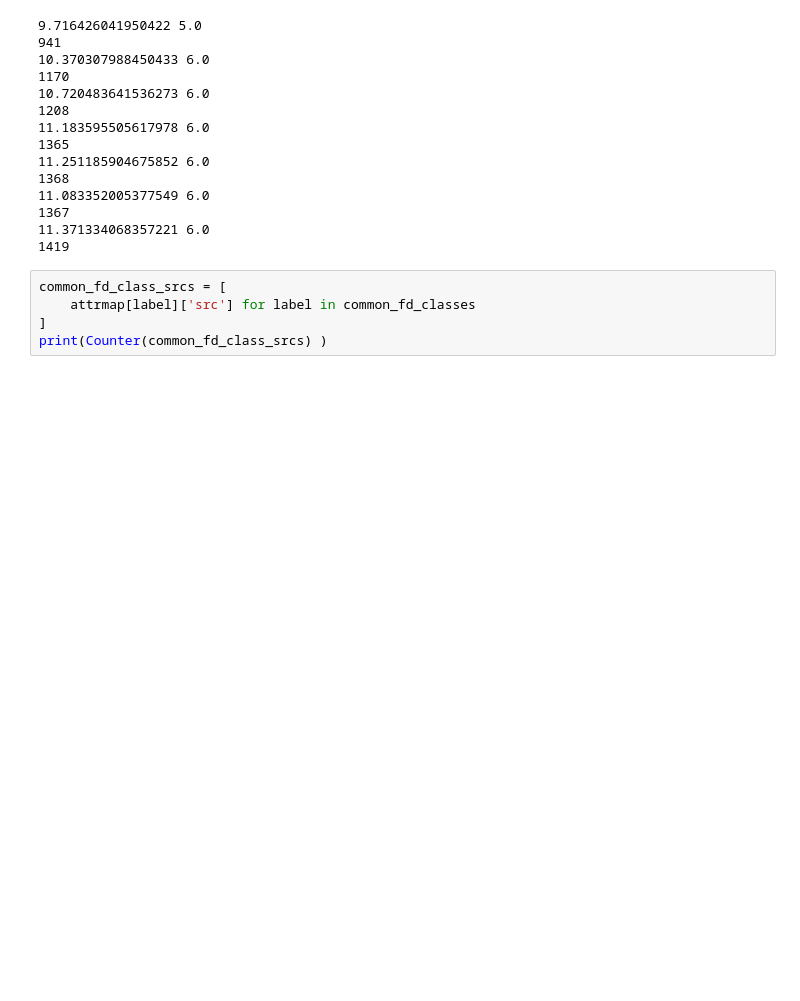
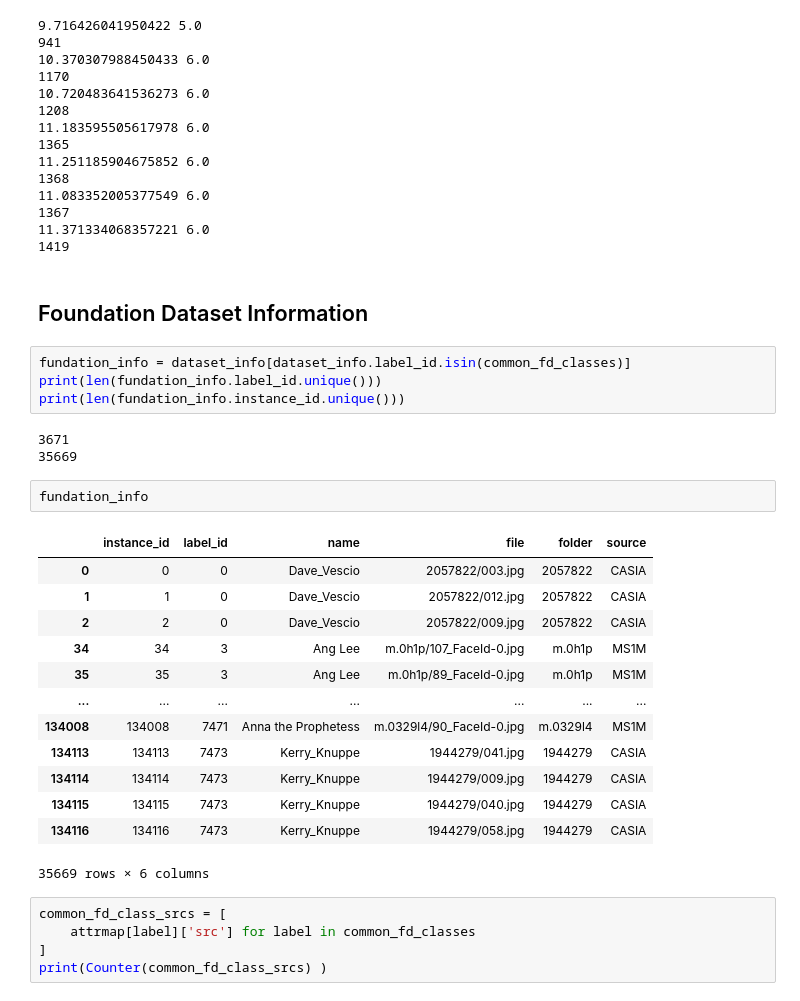
Before and after one commit to kvzhao/feature-analyzer, a Jupyter notebook: testbed/cross_model_analysis.ipynb, the cells around one changed output. Saved outputs shown, nothing was run; the diff lists cells and outputs as text; blank space fills up the shorter version.

```diff
--- a/testbed/cross_model_analysis.ipynb
+++ b/testbed/cross_model_analysis.ipynb
@@ -307,6 +318,31 @@ foundation_class_statistics(m6_fd_classes)
 1367
 11.371334068357221 6.0
 1419
+# %% [markdown]
+## Foundation Dataset Information
+# %%
+fundation_info = dataset_info[dataset_info.label_id.isin(common_fd_classes)]
+print(len(fundation_info.label_id.unique()))
+print(len(fundation_info.instance_id.unique()))
+# %% [output]
+3671
+35669
+# %%
+fundation_info
+# %% [output]
+|  | instance_id | label_id | name | file | folder | source |
+| 0 | 0 | 0 | Dave_Vescio | 2057822/003.jpg | 2057822 | CASIA |
+| 1 | 1 | 0 | Dave_Vescio | 2057822/012.jpg | 2057822 | CASIA |
+| 2 | 2 | 0 | Dave_Vescio | 2057822/009.jpg | 2057822 | CASIA |
+| 34 | 34 | 3 | Ang Lee | m.0h1p/107_FaceId-0.jpg | m.0h1p | MS1M |
+| 35 | 35 | 3 | Ang Lee | m.0h1p/89_FaceId-0.jpg | m.0h1p | MS1M |
+| ... | ... | ... | ... | ... | ... | ... |
+| 134008 | 134008 | 7471 | Anna the Prophetess | m.0329l4/90_FaceId-0.jpg | m.0329l4 | MS1M |
+| 134113 | 134113 | 7473 | Kerry_Knuppe | 1944279/041.jpg | 1944279 | CASIA |
+| 134114 | 134114 | 7473 | Kerry_Knuppe | 1944279/009.jpg | 1944279 | CASIA |
+| 134115 | 134115 | 7473 | Kerry_Knuppe | 1944279/040.jpg | 1944279 | CASIA |
+| 134116 | 134116 | 7473 | Kerry_Knuppe | 1944279/058.jpg | 1944279 | CASIA |
+35669 rows × 6 columns
 # %%
 common_fd_class_srcs = [
     attrmap[label]['src'] for label in common_fd_classes
```
Also changed, not shown: parts of 31 cells of this notebook.
